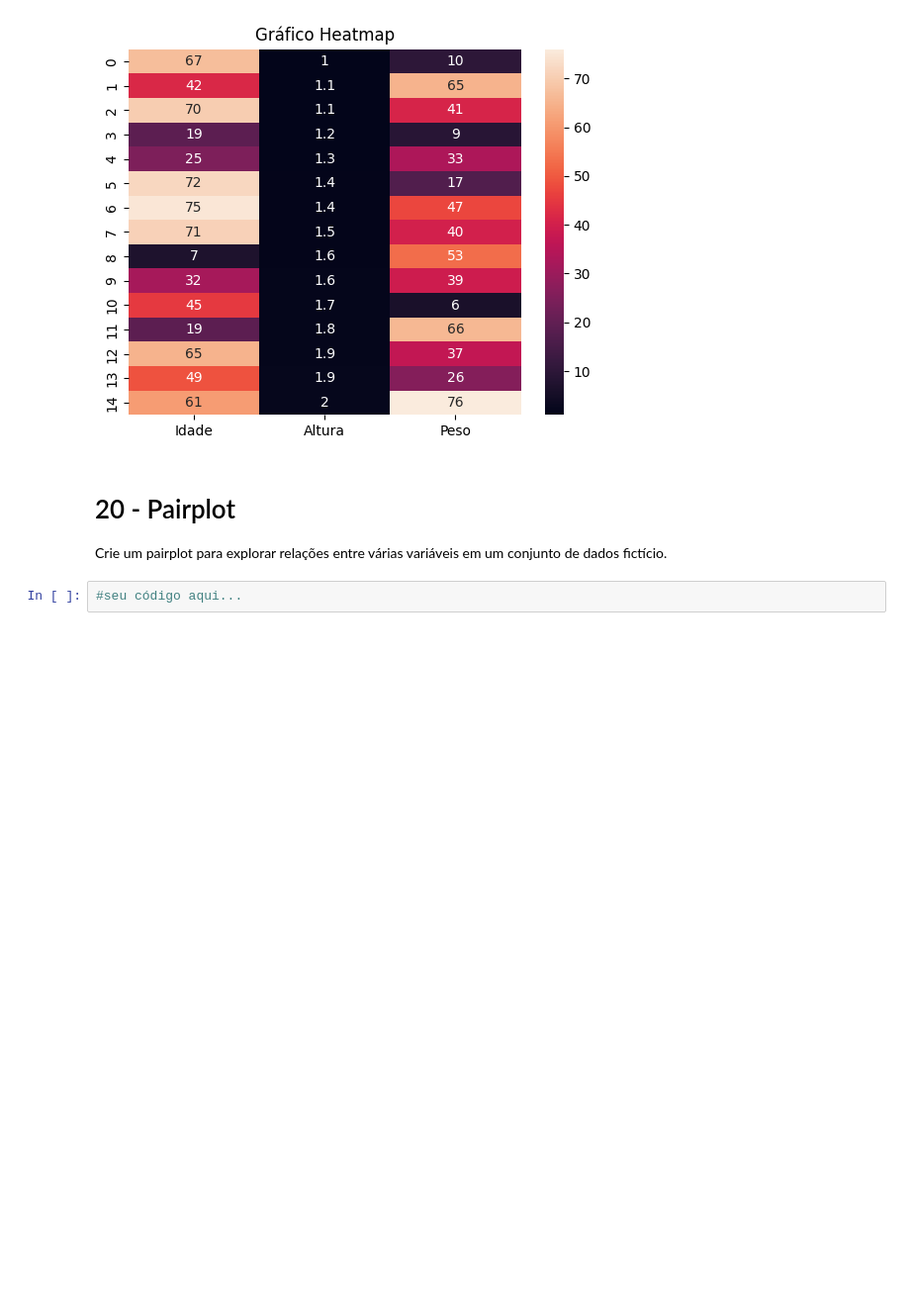
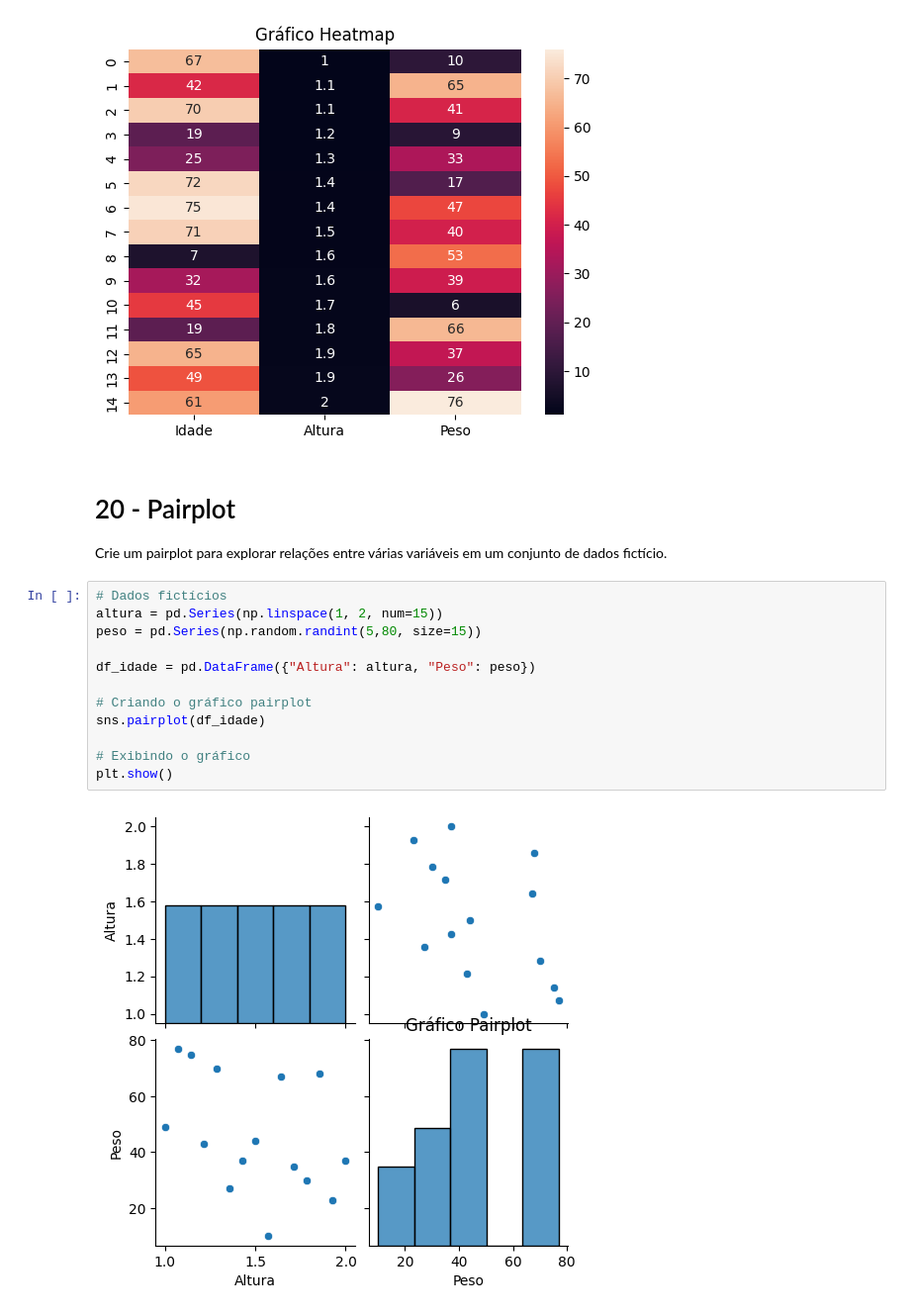
Before and after one commit to FTCLuis/Mineracao-de-Dados, a Jupyter notebook: LuisFelipeLaudacio_Aula06_Exercicios.ipynb, the cells around one changed output. Shown: that part at 99% size. Cells and saved outputs as stored; diff of their text form; blank space fills up the shorter version.

```diff
--- a/LuisFelipeLaudacio_Aula06_Exercicios.ipynb
+++ b/LuisFelipeLaudacio_Aula06_Exercicios.ipynb
@@ -466,5 +466,17 @@ plt.show()
 # 20 - Pairplot
 
 Crie um pairplot para explorar relações entre várias variáveis em um conjunto de dados fictício.
-# %%
-#seu código aqui...
+# %%
+# Dados fictícios
+altura = pd.Series(np.linspace(1, 2, num=15))
+peso = pd.Series(np.random.randint(5,80, size=15))
+
+df_idade = pd.DataFrame({"Altura": altura, "Peso": peso})
+
+# Criando o gráfico pairplot
+sns.pairplot(df_idade)
+
+# Exibindo o gráfico
+plt.show()
+# %% [output]
+[figure, added]
```
Also changed, not shown: parts of 2 cells of this notebook.
